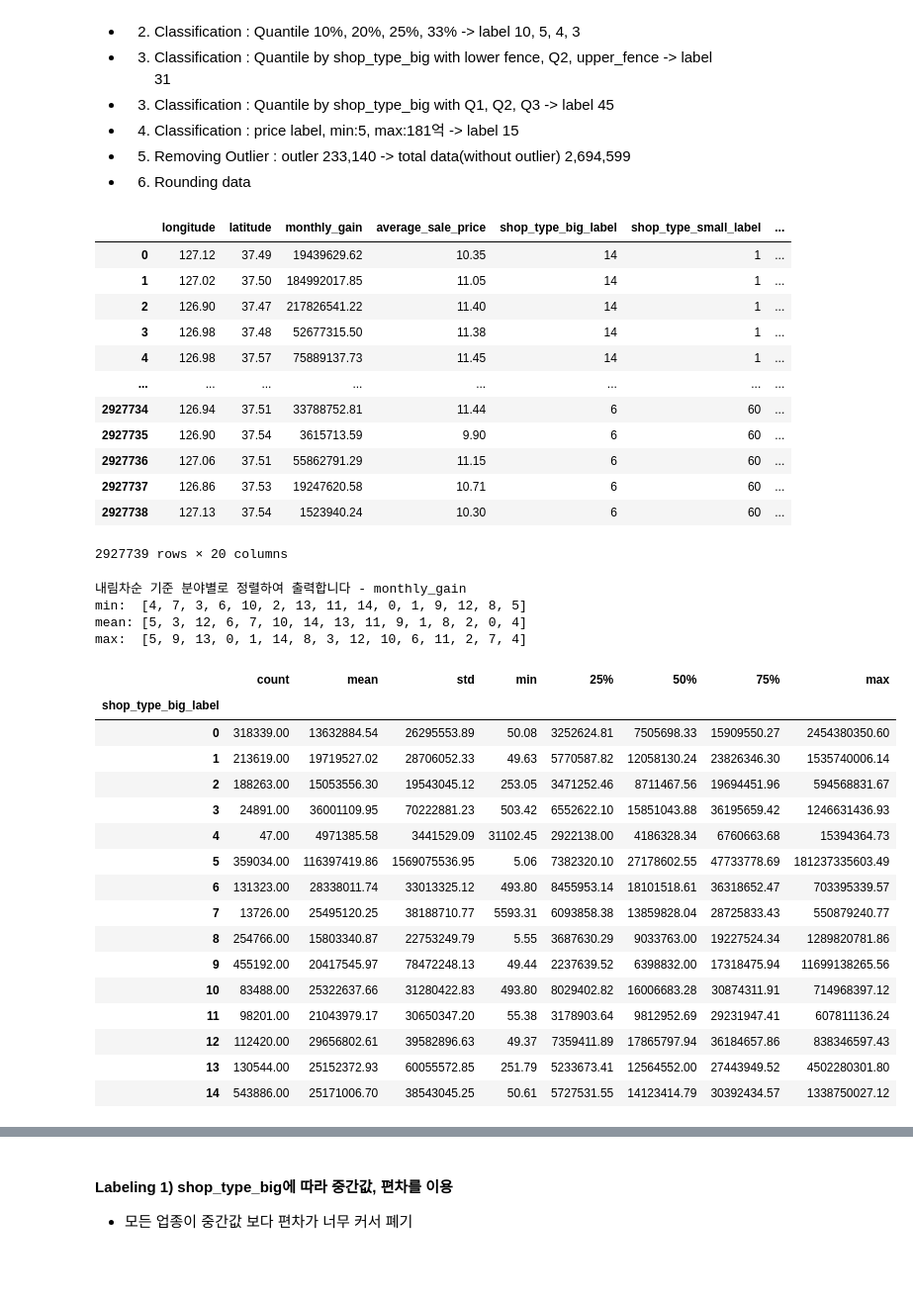
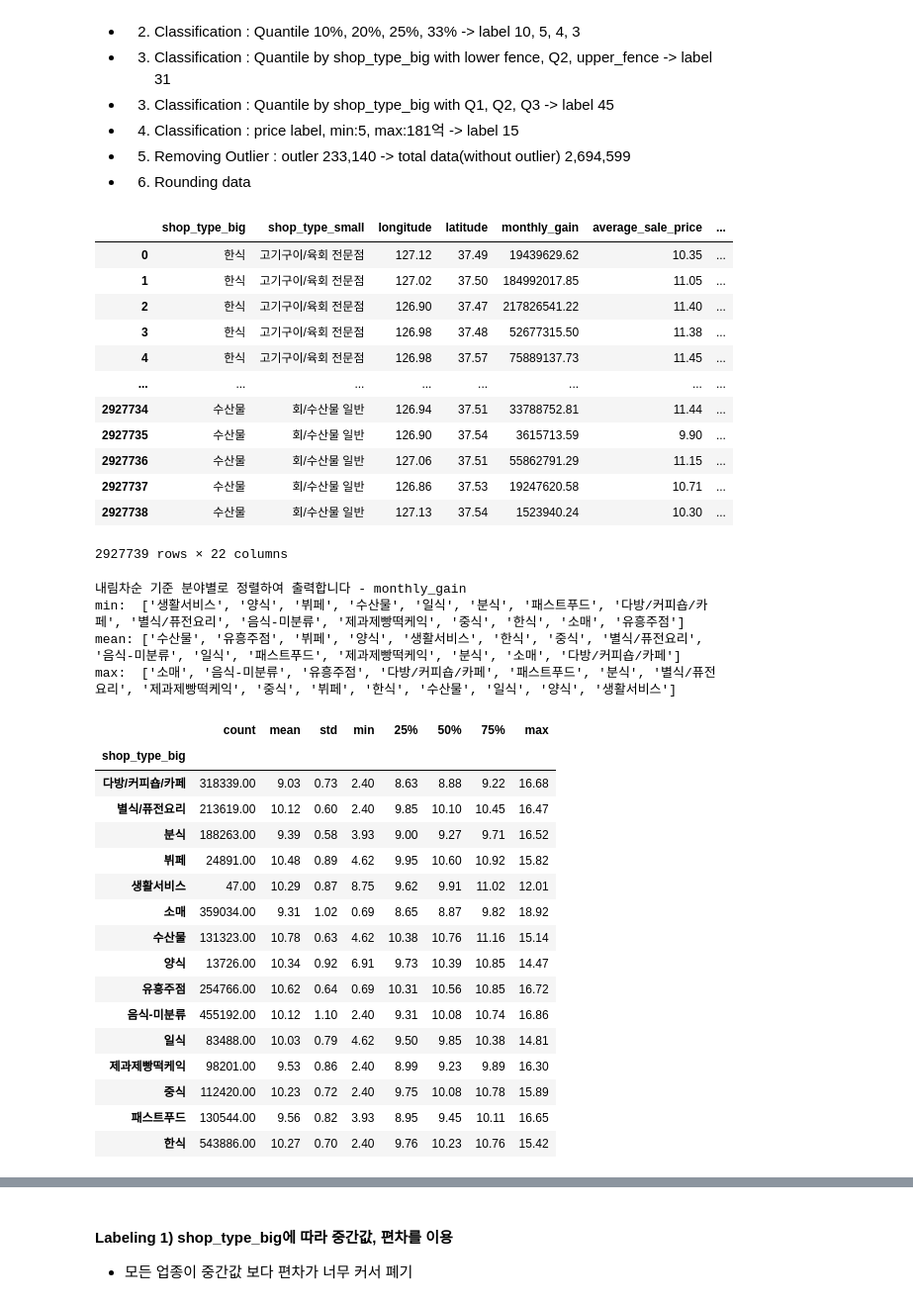
Before and after one commit to iDolphin99/Commerical_data_analysis, a Jupyter notebook: dolphin/baseline_classification_big_NLP.ipynb, the cells around one changed output, grey strips where cells are left out. Shown at 99% size. Saved outputs shown, nothing was run; the diff lists cells and outputs as text; code cells hidden in the pictures; blank space fills up the shorter version.

```diff
--- a/dolphin/baseline_classification_big_NLP.ipynb
+++ b/dolphin/baseline_classification_big_NLP.ipynb
@@ -230,7 +236,7 @@ processed_data = pd.concat([processed_data, df], axis=1)
 # shop_name, shop_type_big, shop_type_small = concat_text
 processed_data['concat_text'] = processed_data['shop_name'] + ' ' + processed_data['shop_type_big'] + ' ' + processed_data['shop_type_small'] + ' '
 processed_data['concat_text'] = processed_data['concat_text'] + ' ' + processed_data['address1'] + ' ' + processed_data['address2']
-processed_data = processed_data.drop(['shop_name', 'shop_type_big', 'shop_type_small', 'address1', 'address2'], axis=1)
+processed_data = processed_data.drop(['shop_name', 'address1', 'address2'], axis=1)
 # %%
 # Labeling - KMeans Clustering
 # longitude + latitude = geo
@@ -325,52 +331,52 @@ pd.options.display.float_format = '{:.2f}'.format
 labeled_data = processed_data.copy()
 labeled_data
 # %% [output]
-|  | longitude | latitude | monthly_gain | average_sale_price | shop_type_big_label | shop_type_small_label | ... |
-| 0 | 127.12 | 37.49 | 19439629.62 | 10.35 | 14 | 1 | ... |
-| 1 | 127.02 | 37.50 | 184992017.85 | 11.05 | 14 | 1 | ... |
-| 2 | 126.90 | 37.47 | 217826541.22 | 11.40 | 14 | 1 | ... |
-| 3 | 126.98 | 37.48 | 52677315.50 | 11.38 | 14 | 1 | ... |
-| 4 | 126.98 | 37.57 | 75889137.73 | 11.45 | 14 | 1 | ... |
+|  | shop_type_big | shop_type_small | longitude | latitude | monthly_gain | average_sale_price | ... |
+| 0 | 한식 | 고기구이/육회 전문점 | 127.12 | 37.49 | 19439629.62 | 10.35 | ... |
+| 1 | 한식 | 고기구이/육회 전문점 | 127.02 | 37.50 | 184992017.85 | 11.05 | ... |
+| 2 | 한식 | 고기구이/육회 전문점 | 126.90 | 37.47 | 217826541.22 | 11.40 | ... |
+| 3 | 한식 | 고기구이/육회 전문점 | 126.98 | 37.48 | 52677315.50 | 11.38 | ... |
+| 4 | 한식 | 고기구이/육회 전문점 | 126.98 | 37.57 | 75889137.73 | 11.45 | ... |
 | ... | ... | ... | ... | ... | ... | ... | ... |
-| 2927734 | 126.94 | 37.51 | 33788752.81 | 11.44 | 6 | 60 | ... |
-| 2927735 | 126.90 | 37.54 | 3615713.59 | 9.90 | 6 | 60 | ... |
-| 2927736 | 127.06 | 37.51 | 55862791.29 | 11.15 | 6 | 60 | ... |
-| 2927737 | 126.86 | 37.53 | 19247620.58 | 10.71 | 6 | 60 | ... |
-| 2927738 | 127.13 | 37.54 | 1523940.24 | 10.30 | 6 | 60 | ... |
+| 2927734 | 수산물 | 회/수산물 일반 | 126.94 | 37.51 | 33788752.81 | 11.44 | ... |
+| 2927735 | 수산물 | 회/수산물 일반 | 126.90 | 37.54 | 3615713.59 | 9.90 | ... |
+| 2927736 | 수산물 | 회/수산물 일반 | 127.06 | 37.51 | 55862791.29 | 11.15 | ... |
+| 2927737 | 수산물 | 회/수산물 일반 | 126.86 | 37.53 | 19247620.58 | 10.71 | ... |
+| 2927738 | 수산물 | 회/수산물 일반 | 127.13 | 37.54 | 1523940.24 | 10.30 | ... |
-2927739 rows × 20 columns
+2927739 rows × 22 columns
 # %%
-group_big_gain = labeled_data[['shop_type_big_label','monthly_gain']].groupby('shop_type_big_label')
+group_big_gain = labeled_data[['shop_type_big','average_sale_price']].groupby('shop_type_big')
 df_group_big_gain = group_big_gain.describe().droplevel(axis=1,level=0)
 
 # monthly_gain을 shop_type_big 분야별로 정렬하여 출력
 print("내림차순 기준 분야별로 정렬하여 출력합니다 - monthly_gain")
 print("min: ", list(df_group_big_gain.sort_values(by=['min'], ascending=False).index))
 print("mean:", list(df_group_big_gain.sort_values(by=['mean'], ascending=False).index))
 print("max: ", list(df_group_big_gain.sort_values(by=['max'], ascending=False).index))
 
 df_group_big_gain
 # %% [output]
 내림차순 기준 분야별로 정렬하여 출력합니다 - monthly_gain
-min:  [4, 7, 3, 6, 10, 2, 13, 11, 14, 0, 1, 9, 12, 8, 5]
-mean: [5, 3, 12, 6, 7, 10, 14, 13, 11, 9, 1, 8, 2, 0, 4]
-max:  [5, 9, 13, 0, 1, 14, 8, 3, 12, 10, 6, 11, 2, 7, 4]
+min:  ['생활서비스', '양식', '뷔페', '수산물', '일식', '분식', '패스트푸드', '다방/커피숍/카페', '별식/퓨전요리', '음식-미분류', '제과제빵떡케익', '중식', '한식', '소매', '유흥주점']
+mean: ['수산물', '유흥주점', '뷔페', '양식', '생활서비스', '한식', '중식', '별식/퓨전요리', '음식-미분류', '일식', '패스트푸드', '제과제빵떡케익', '분식', '소매', '다방/커피숍/카페']
+max:  ['소매', '음식-미분류', '유흥주점', '다방/커피숍/카페', '패스트푸드', '분식', '별식/퓨전요리', '제과제빵떡케익', '중식', '뷔페', '한식', '수산물', '일식', '양식', '생활서비스']
 |  | count | mean | std | min | 25% | 50% | 75% | max |
-| shop_type_big_label |  |  |  |  |  |  |  |  |
-| 0 | 318339.00 | 13632884.54 | 26295553.89 | 50.08 | 3252624.81 | 7505698.33 | 15909550.27 | 2454380350.60 |
-| 1 | 213619.00 | 19719527.02 | 28706052.33 | 49.63 | 5770587.82 | 12058130.24 | 23826346.30 | 1535740006.14 |
-| 2 | 188263.00 | 15053556.30 | 19543045.12 | 253.05 | 3471252.46 | 8711467.56 | 19694451.96 | 594568831.67 |
-| 3 | 24891.00 | 36001109.95 | 70222881.23 | 503.42 | 6552622.10 | 15851043.88 | 36195659.42 | 1246631436.93 |
-| 4 | 47.00 | 4971385.58 | 3441529.09 | 31102.45 | 2922138.00 | 4186328.34 | 6760663.68 | 15394364.73 |
-| 5 | 359034.00 | 116397419.86 | 1569075536.95 | 5.06 | 7382320.10 | 27178602.55 | 47733778.69 | 181237335603.49 |
-| 6 | 131323.00 | 28338011.74 | 33013325.12 | 493.80 | 8455953.14 | 18101518.61 | 36318652.47 | 703395339.57 |
-| 7 | 13726.00 | 25495120.25 | 38188710.77 | 5593.31 | 6093858.38 | 13859828.04 | 28725833.43 | 550879240.77 |
-| 8 | 254766.00 | 15803340.87 | 22753249.79 | 5.55 | 3687630.29 | 9033763.00 | 19227524.34 | 1289820781.86 |
-| 9 | 455192.00 | 20417545.97 | 78472248.13 | 49.44 | 2237639.52 | 6398832.00 | 17318475.94 | 11699138265.56 |
-| 10 | 83488.00 | 25322637.66 | 31280422.83 | 493.80 | 8029402.82 | 16006683.28 | 30874311.91 | 714968397.12 |
-| 11 | 98201.00 | 21043979.17 | 30650347.20 | 55.38 | 3178903.64 | 9812952.69 | 29231947.41 | 607811136.24 |
-| 12 | 112420.00 | 29656802.61 | 39582896.63 | 49.37 | 7359411.89 | 17865797.94 | 36184657.86 | 838346597.43 |
-| 13 | 130544.00 | 25152372.93 | 60055572.85 | 251.79 | 5233673.41 | 12564552.00 | 27443949.52 | 4502280301.80 |
-| 14 | 543886.00 | 25171006.70 | 38543045.25 | 50.61 | 5727531.55 | 14123414.79 | 30392434.57 | 1338750027.12 |
+| shop_type_big |  |  |  |  |  |  |  |  |
+| 다방/커피숍/카페 | 318339.00 | 9.03 | 0.73 | 2.40 | 8.63 | 8.88 | 9.22 | 16.68 |
+| 별식/퓨전요리 | 213619.00 | 10.12 | 0.60 | 2.40 | 9.85 | 10.10 | 10.45 | 16.47 |
+| 분식 | 188263.00 | 9.39 | 0.58 | 3.93 | 9.00 | 9.27 | 9.71 | 16.52 |
+| 뷔페 | 24891.00 | 10.48 | 0.89 | 4.62 | 9.95 | 10.60 | 10.92 | 15.82 |
+| 생활서비스 | 47.00 | 10.29 | 0.87 | 8.75 | 9.62 | 9.91 | 11.02 | 12.01 |
+| 소매 | 359034.00 | 9.31 | 1.02 | 0.69 | 8.65 | 8.87 | 9.82 | 18.92 |
+| 수산물 | 131323.00 | 10.78 | 0.63 | 4.62 | 10.38 | 10.76 | 11.16 | 15.14 |
+| 양식 | 13726.00 | 10.34 | 0.92 | 6.91 | 9.73 | 10.39 | 10.85 | 14.47 |
+| 유흥주점 | 254766.00 | 10.62 | 0.64 | 0.69 | 10.31 | 10.56 | 10.85 | 16.72 |
+| 음식-미분류 | 455192.00 | 10.12 | 1.10 | 2.40 | 9.31 | 10.08 | 10.74 | 16.86 |
+| 일식 | 83488.00 | 10.03 | 0.79 | 4.62 | 9.50 | 9.85 | 10.38 | 14.81 |
+| 제과제빵떡케익 | 98201.00 | 9.53 | 0.86 | 2.40 | 8.99 | 9.23 | 9.89 | 16.30 |
+| 중식 | 112420.00 | 10.23 | 0.72 | 2.40 | 9.75 | 10.08 | 10.78 | 15.89 |
+| 패스트푸드 | 130544.00 | 9.56 | 0.82 | 3.93 | 8.95 | 9.45 | 10.11 | 16.65 |
+| 한식 | 543886.00 | 10.27 | 0.70 | 2.40 | 9.76 | 10.23 | 10.76 | 15.42 |
 # %%
 # shop_type_big 으로 묶은 후 shop_type_small 간의 평균 가격대를 비교하는 코드
 # 제조같은 분야는 하나의 소분야가 압도적으로 가격대가 높게 형성되어 있고 나머지는 비슷비슷함
```
Also changed, not shown: parts of 21 cells of this notebook, 1 other file.
